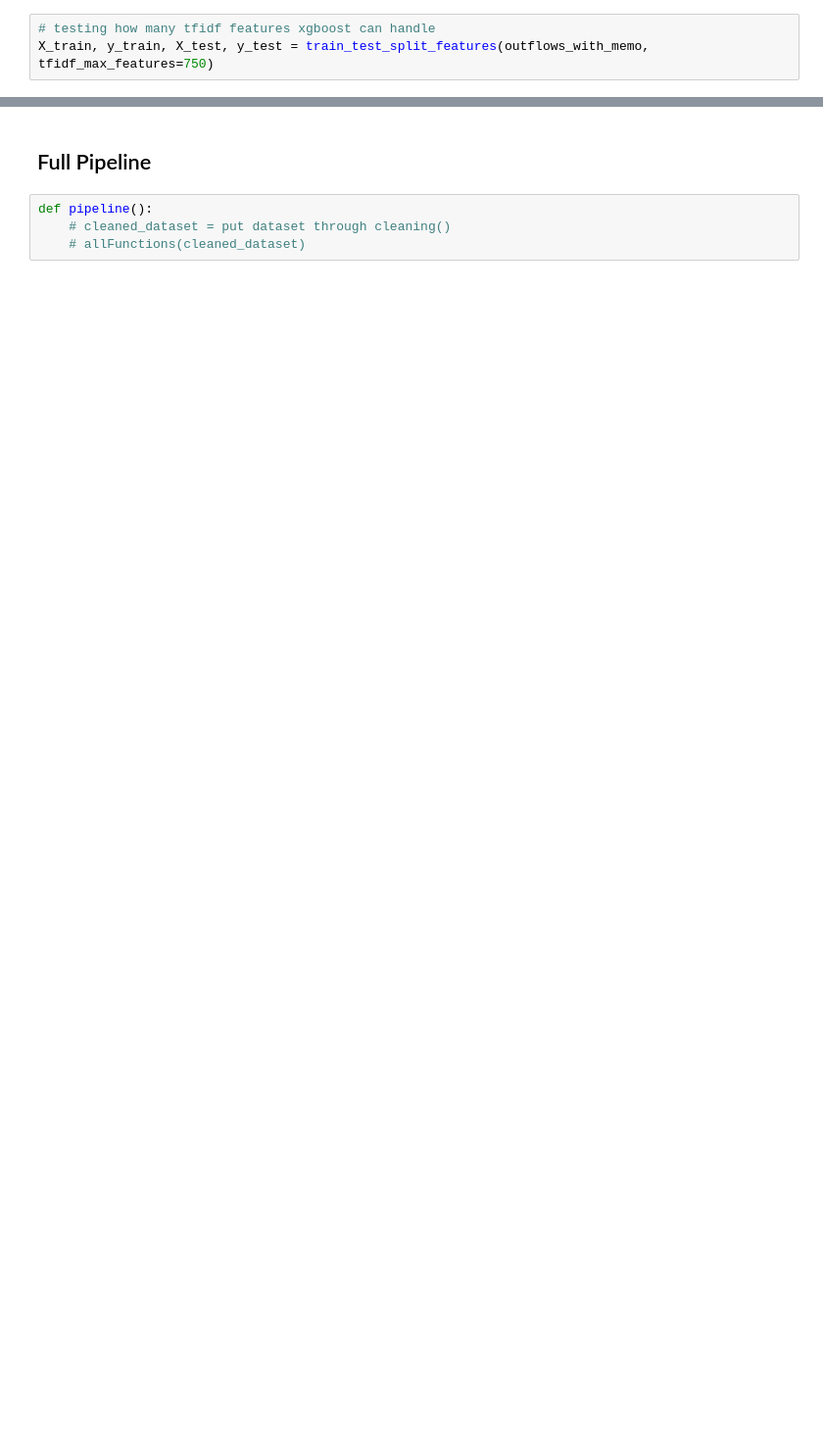
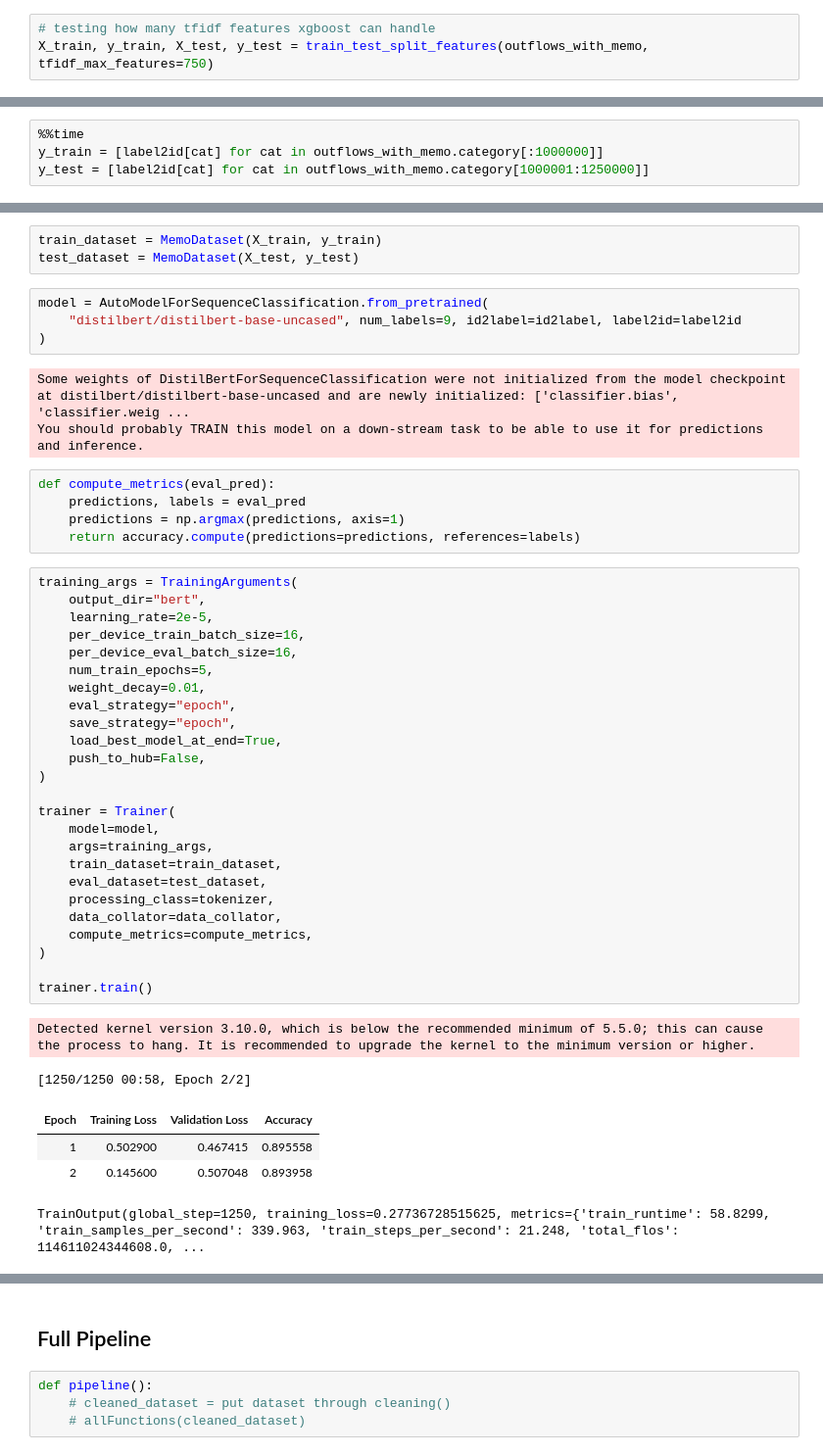
Before and after one commit to danielrmathew/prism-data-credit, a Jupyter notebook: drm_notebook.ipynb, the cells around one changed output, grey strips where cells are left out. Shown at 98% size. Cells and saved outputs as stored; diff of their text form; blank space fills up the shorter version.

Commit message:
trained bert

```diff
--- a/drm_notebook.ipynb
+++ b/drm_notebook.ipynb
@@ -487,0 +521,4 @@ make_confusion_matrices(y_train, preds_train_bst, y_test, preds_test_bst)
+# %%
+%%time
+y_train = [label2id[cat] for cat in outflows_with_memo.category[:1000000]]
+y_test = [label2id[cat] for cat in outflows_with_memo.category[1000001:1250000]]
@@ -487,0 +541,47 @@ make_confusion_matrices(y_train, preds_train_bst, y_test, preds_test_bst)
+# %%
+train_dataset = MemoDataset(X_train, y_train)
+test_dataset = MemoDataset(X_test, y_test)
+# %%
+model = AutoModelForSequenceClassification.from_pretrained(
+    "distilbert/distilbert-base-uncased", num_labels=9, id2label=id2label, label2id=label2id
+)
+# %% [output]
+Some weights of DistilBertForSequenceClassification were not initialized from the model checkpoint at distilbert/distilbert-base-uncased and are newly initialized: ['classifier.bias', 'classifier.weig ...
+You should probably TRAIN this model on a down-stream task to be able to use it for predictions and inference.
+# %%
+def compute_metrics(eval_pred):
+    predictions, labels = eval_pred
+    predictions = np.argmax(predictions, axis=1)
+    return accuracy.compute(predictions=predictions, references=labels)
+# %%
+training_args = TrainingArguments(
+    output_dir="bert",
+    learning_rate=2e-5,
+    per_device_train_batch_size=16,
+    per_device_eval_batch_size=16,
+    num_train_epochs=5,
+    weight_decay=0.01,
+    eval_strategy="epoch",
+    save_strategy="epoch",
+    load_best_model_at_end=True,
+    push_to_hub=False,
+)
+
+trainer = Trainer(
+    model=model,
+    args=training_args,
+    train_dataset=train_dataset,
+    eval_dataset=test_dataset,
+    processing_class=tokenizer,
+    data_collator=data_collator,
+    compute_metrics=compute_metrics,
+)
+
+trainer.train()
+# %% [output]
+Detected kernel version 3.10.0, which is below the recommended minimum of 5.5.0; this can cause the process to hang. It is recommended to upgrade the kernel to the minimum version or higher.
+[1250/1250 00:58, Epoch 2/2]
+| Epoch | Training Loss | Validation Loss | Accuracy |
+| 1 | 0.502900 | 0.467415 | 0.895558 |
+| 2 | 0.145600 | 0.507048 | 0.893958 |
+TrainOutput(global_step=1250, training_loss=0.27736728515625, metrics={'train_runtime': 58.8299, 'train_samples_per_second': 339.963, 'train_steps_per_second': 21.248, 'total_flos': 114611024344608.0, ...
```
Also changed, not shown: parts of 31 cells of this notebook.
